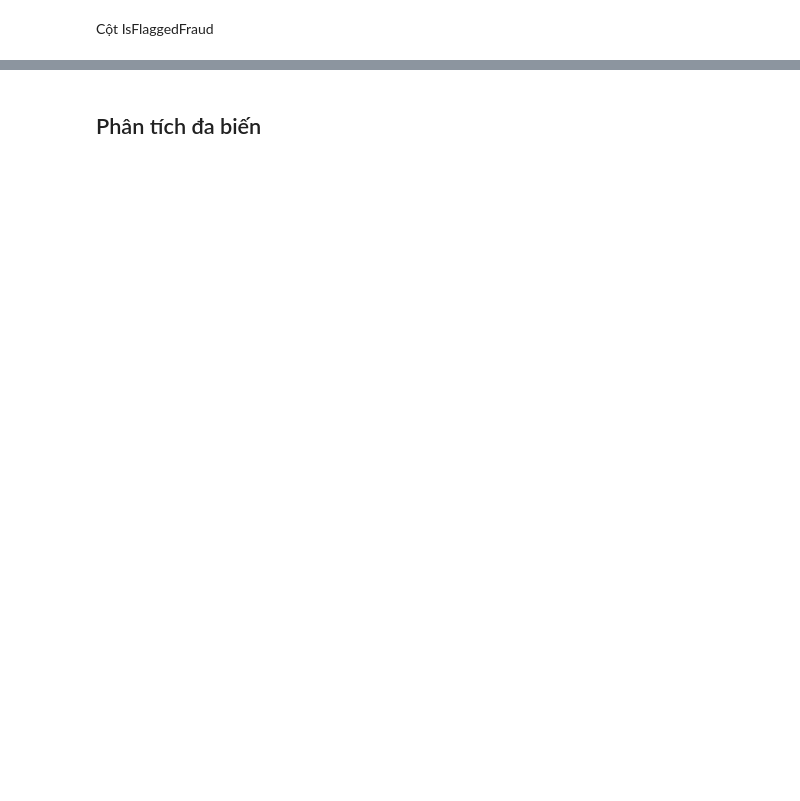
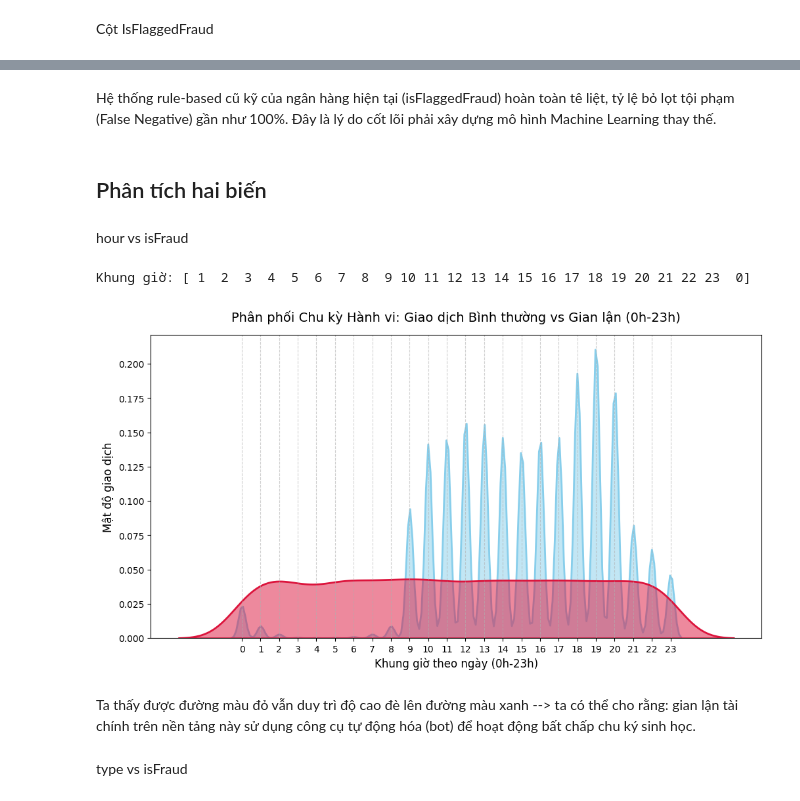
Before and after one commit to huudang-de/fraud-detection-paysim, a Jupyter notebook: notebooks/01_eda.ipynb, the cells around one changed output, grey strips where cells are left out. Drawn from its saved outputs; the diff is of its cells as text; code cells hidden in the pictures; blank space fills up the shorter version.

Commit message:
Update 01_eda and data_loader

```diff
--- a/notebooks/01_eda.ipynb
+++ b/notebooks/01_eda.ipynb
@@ -401,2 +464,12 @@ Cột IsFlaggedFraud
+# %% [markdown]
+Hệ thống rule-based cũ kỹ của ngân hàng hiện tại (isFlaggedFraud) hoàn toàn tê liệt, tỷ lệ bỏ lọt tội phạm (False Negative) gần như 100%. Đây là lý do cốt lõi phải xây dựng mô hình Machine Learning thay thế.
 # %% [markdown]
-## Phân tích đa biến
+## Phân tích hai biến
+# %% [markdown]
+hour vs isFraud
+# %%
+# Đổi 744 steps về khung giờ (0-23)
+df['hour_of_day'] = df['step'] % 24
+print("Khung giờ:",df['hour_of_day'].unique())
+# %% [output]
+Khung giờ: [ 1  2  3  4  5  6  7  8  9 10 11 12 13 14 15 16 17 18 19 20 21 22 23  0]
@@ -402,0 +479,25 @@ Cột IsFlaggedFraud
+# %%
+plt.figure(figsize=(12,6))
+
+# Đường phân phối cho giao dịch bình thường
+sns.kdeplot(data=df[df['isFraud'] == 0],
+            x='hour_of_day', label='Giao dịch bình thường (isFraud=0)',
+            fill=True, color='skyblue', alpha=0.5, linewidth=2)
+
+# Đường phân phối cho giao dịch gian lận
+sns.kdeplot(data=df[df['isFraud'] == 1],
+            x='hour_of_day', label='Giao dịch gian lận (isFraud=1)',
+            fill=True, color='crimson', alpha=0.5, linewidth=2)
+
+plt.title('Phân phối Chu kỳ Hành vi: Giao dịch Bình thường vs Gian lận (0h-23h)', fontsize=14, pad=15)
+plt.xlabel('Khung giờ theo ngày (0h-23h)', fontsize=12)
+plt.ylabel('Mật độ giao dịch', fontsize=12)
+plt.xticks(range(0,24))
+plt.grid(axis='x', linestyle='--', alpha=0.6)
+plt.show()
+# %% [output]
+[figure, added]
+# %% [markdown]
+Ta thấy được đường màu đỏ vẫn duy trì độ cao đè lên đường màu xanh --> ta có thể cho rằng: gian lận tài chính trên nền tảng này sử dụng công cụ tự động hóa (bot) để hoạt động bất chấp chu ký sinh học.
+# %% [markdown]
+type vs isFraud
```
Also changed, not shown: parts of 56 cells of this notebook, 1 other file.
